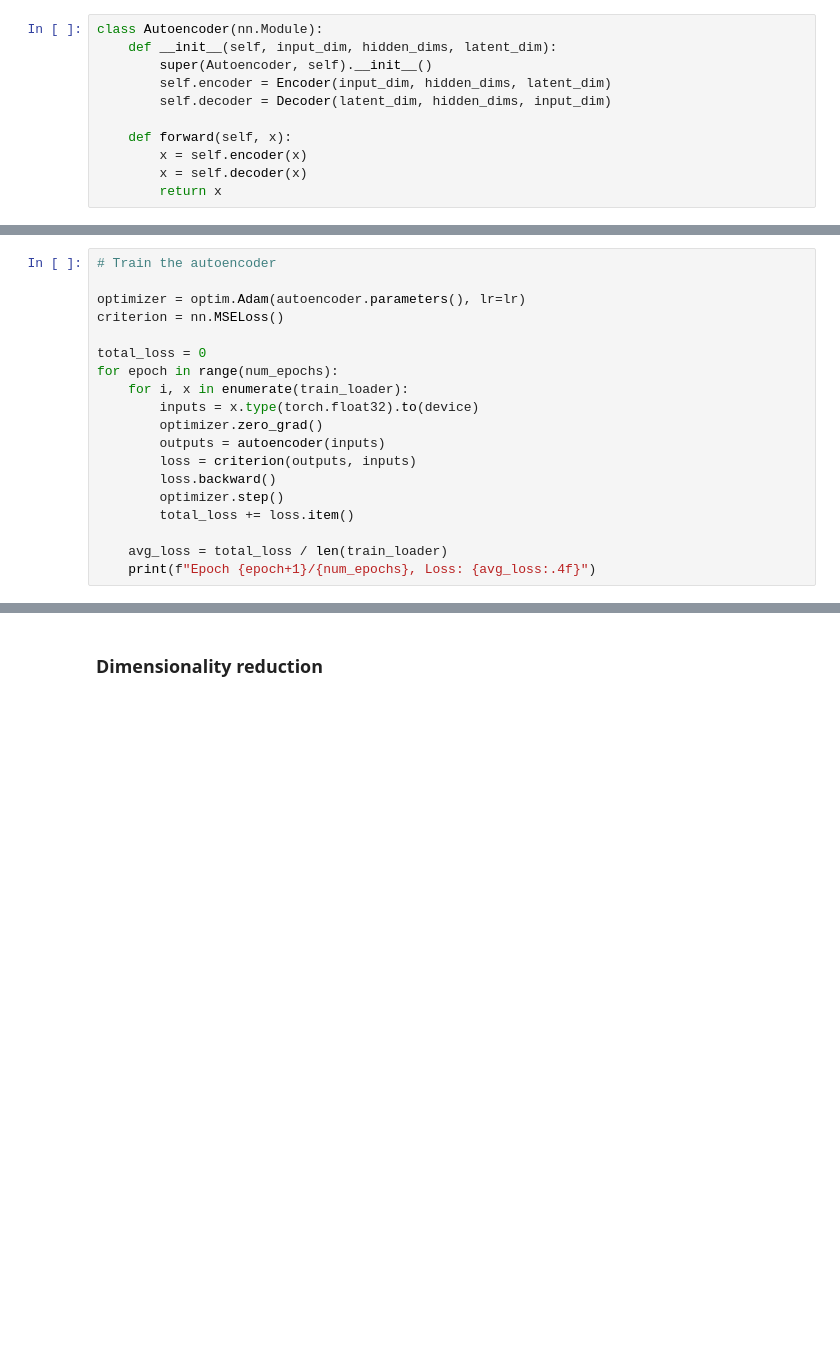
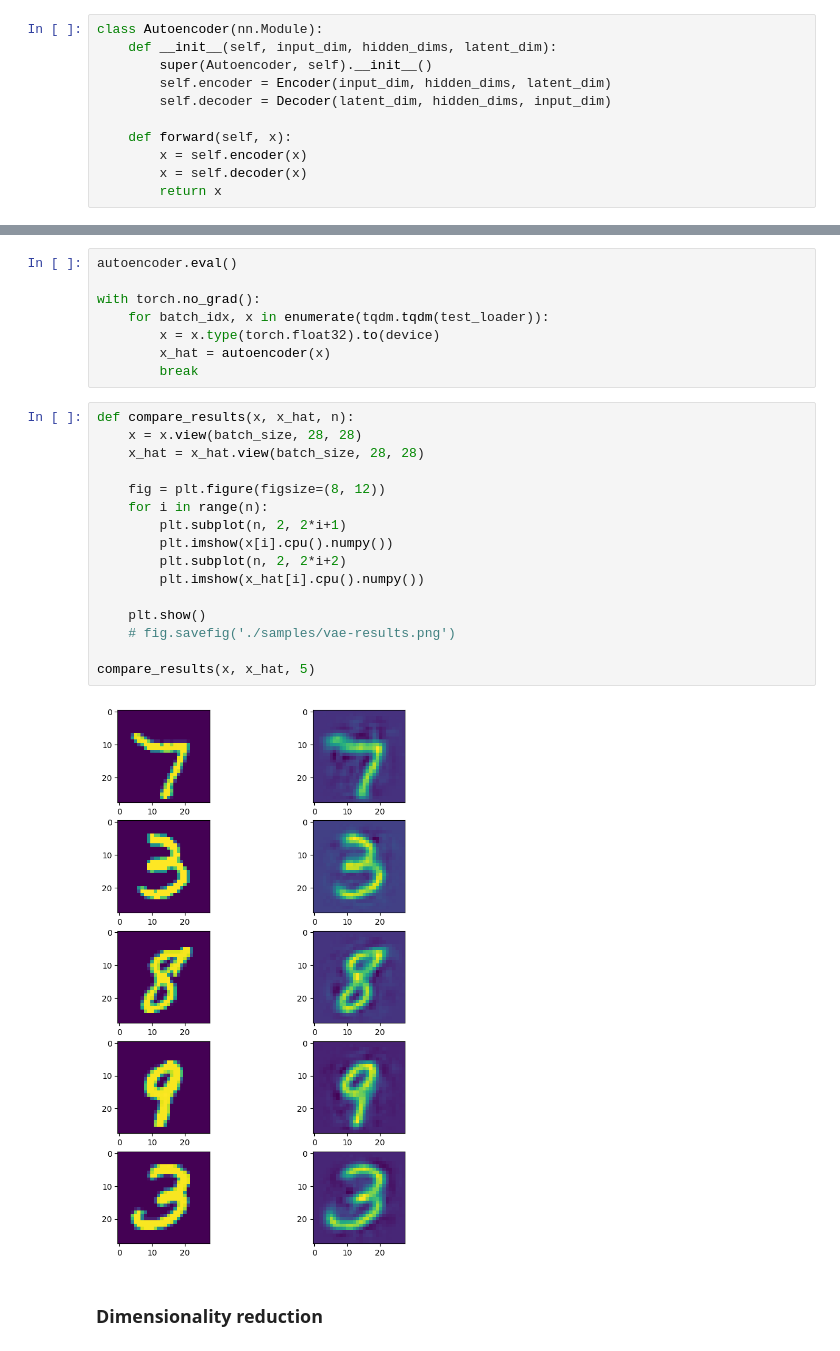
Before and after one commit to fredjeong/notes, a Jupyter notebook: deep-learning/autoencoders/sparse-autoencoder.ipynb, the cells around one changed output, grey strips where cells are left out. Cells and saved outputs as stored; diff of their text form; blank space fills up the shorter version.

Commit message:
sparse autoencoder updated

```diff
--- a/deep-learning/autoencoders/sparse-autoencoder.ipynb
+++ b/deep-learning/autoencoders/sparse-autoencoder.ipynb
@@ -181,19 +193,0 @@ for i in progress_bar:
-# %%
-# Train the autoencoder
-
-optimizer = optim.Adam(autoencoder.parameters(), lr=lr)
-criterion = nn.MSELoss()
-
-total_loss = 0
-for epoch in range(num_epochs):
-    for i, x in enumerate(train_loader):
-        inputs = x.type(torch.float32).to(device)
-        optimizer.zero_grad()
-        outputs = autoencoder(inputs)
-        loss = criterion(outputs, inputs)
-        loss.backward()
-        optimizer.step()
-        total_loss += loss.item()
-
-    avg_loss = total_loss / len(train_loader)
-    print(f"Epoch {epoch+1}/{num_epochs}, Loss: {avg_loss:.4f}")
@@ -211,2 +194,28 @@ Epoch 10/10, Loss: 17153.2524
+# %%
+autoencoder.eval()
+
+with torch.no_grad():
+    for batch_idx, x in enumerate(tqdm.tqdm(test_loader)):
+        x = x.type(torch.float32).to(device)
+        x_hat = autoencoder(x)
+        break
+# %%
+def compare_results(x, x_hat, n):
+    x = x.view(batch_size, 28, 28)
+    x_hat = x_hat.view(batch_size, 28, 28)
+
+    fig = plt.figure(figsize=(8, 12))
+    for i in range(n):
+        plt.subplot(n, 2, 2*i+1)
+        plt.imshow(x[i].cpu().numpy())
+        plt.subplot(n, 2, 2*i+2)
+        plt.imshow(x_hat[i].cpu().numpy())
+
+    plt.show()
+    # fig.savefig('./samples/vae-results.png')
+
+compare_results(x, x_hat, 5)
+# %% [output]
+[figure, added]
 # %% [markdown]
 ### Dimensionality reduction
```
Also changed, not shown: parts of 11 cells of this notebook, 2 other files.
